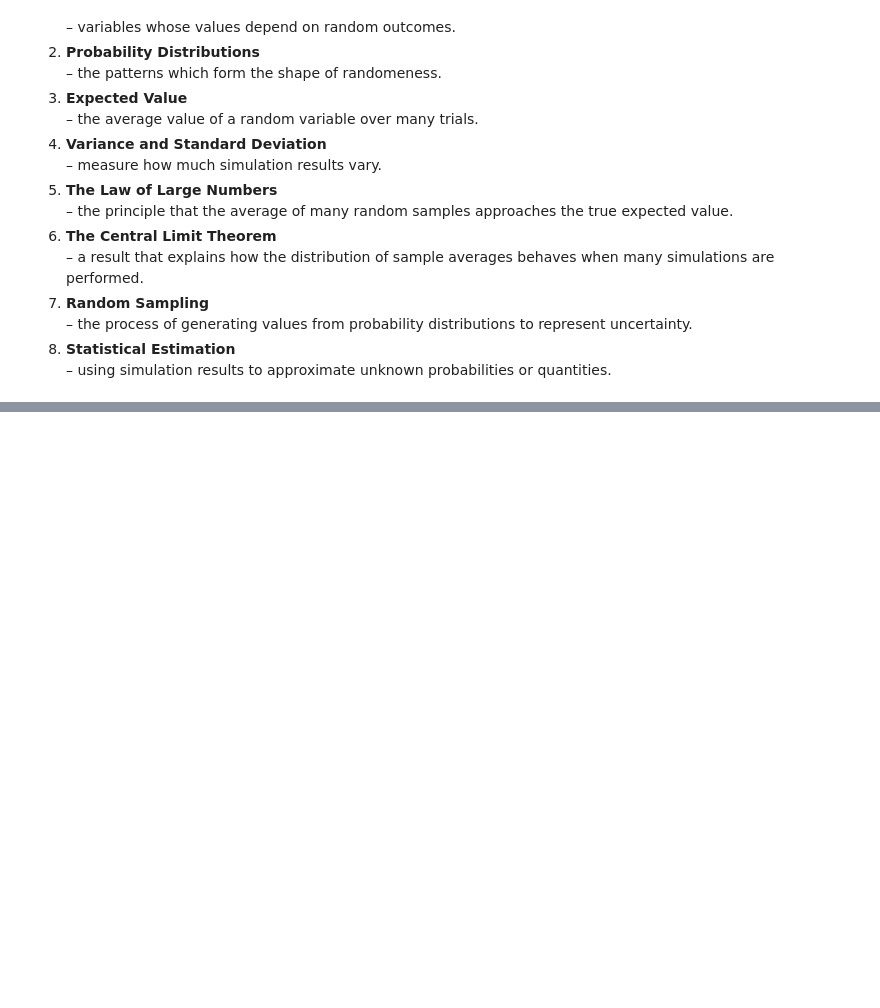
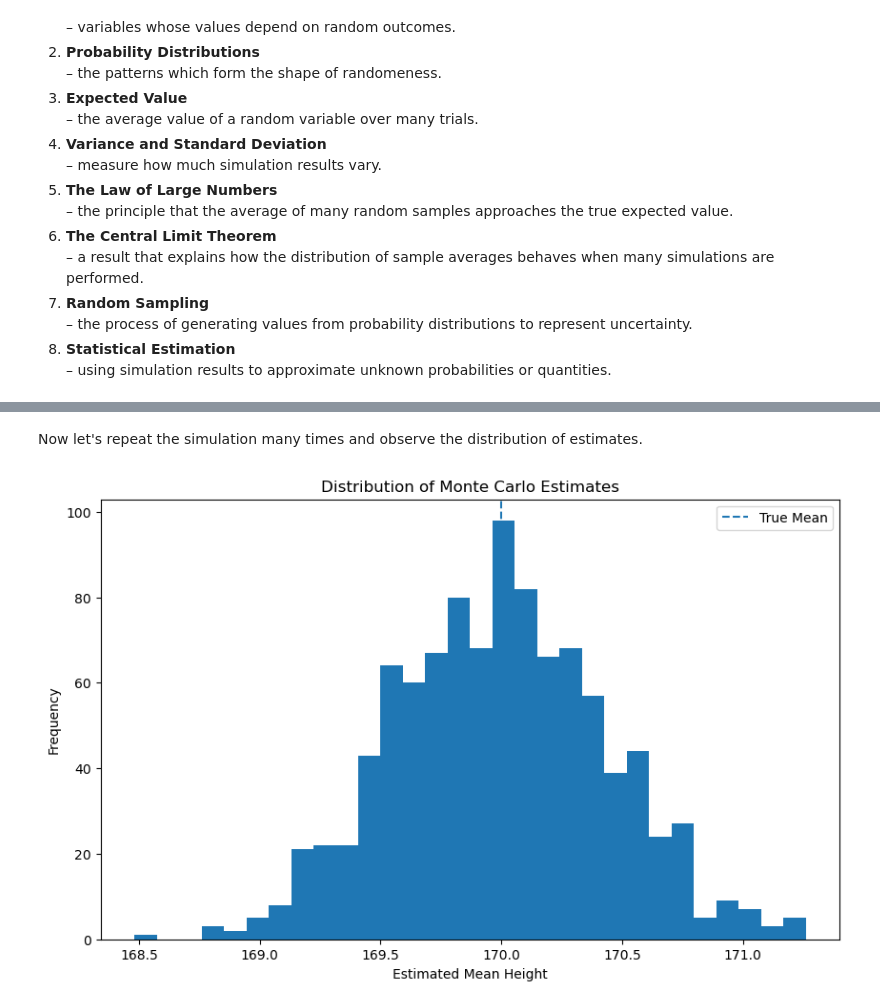
Before and after one commit to kvenov/The_Monte_Carlo_Method, a Jupyter notebook: monte_carlo_scientific_article.ipynb, the cells around one changed output, grey strips where cells are left out. Cells and saved outputs as stored; diff of their text form; code cells hidden in the pictures; blank space fills up the shorter version.

```diff
--- a/monte_carlo_scientific_article.ipynb
+++ b/monte_carlo_scientific_article.ipynb
@@ -284,0 +397,27 @@ In this section, we will introduce the **key mathematical ideas** which form the
+# %% [markdown]
+Now let's repeat the simulation many times and observe the distribution of estimates.
+# %%
+n = 500
+num_experiments = 1000
+
+estimates = []
+
+for _ in range(num_experiments):
+    estimate = get_sample_expected_value(n)
+    estimates.append(estimate)
+# %%
+plt.figure(figsize=(10,6))
+
+# This will make a histogram and this way we can easily see the frequency on witch, each of the expected means falls.
+plt.hist(estimates, bins=30)
+plt.axvline(mean_height, linestyle="--", label="True Mean")
+
+plt.xlabel("Estimated Mean Height")
+plt.ylabel("Frequency")
+
+plt.title("Distribution of Monte Carlo Estimates")
+plt.legend()
+
+plt.show()
+# %% [output]
+[figure, added]
```
Also changed, not shown: parts of 20 cells of this notebook.
